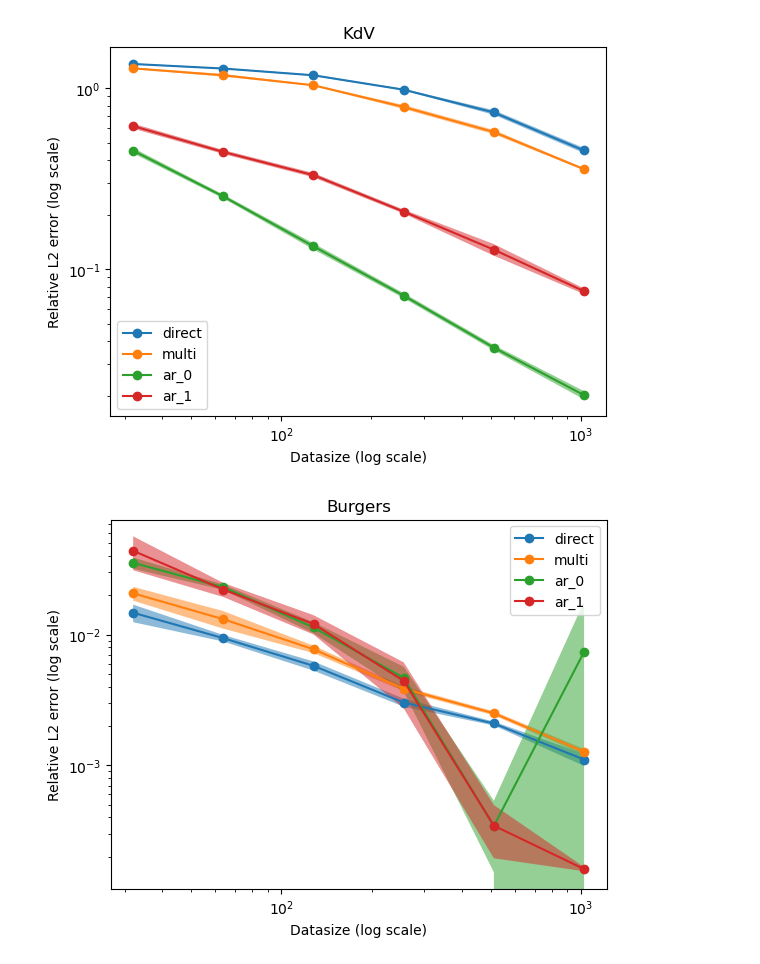
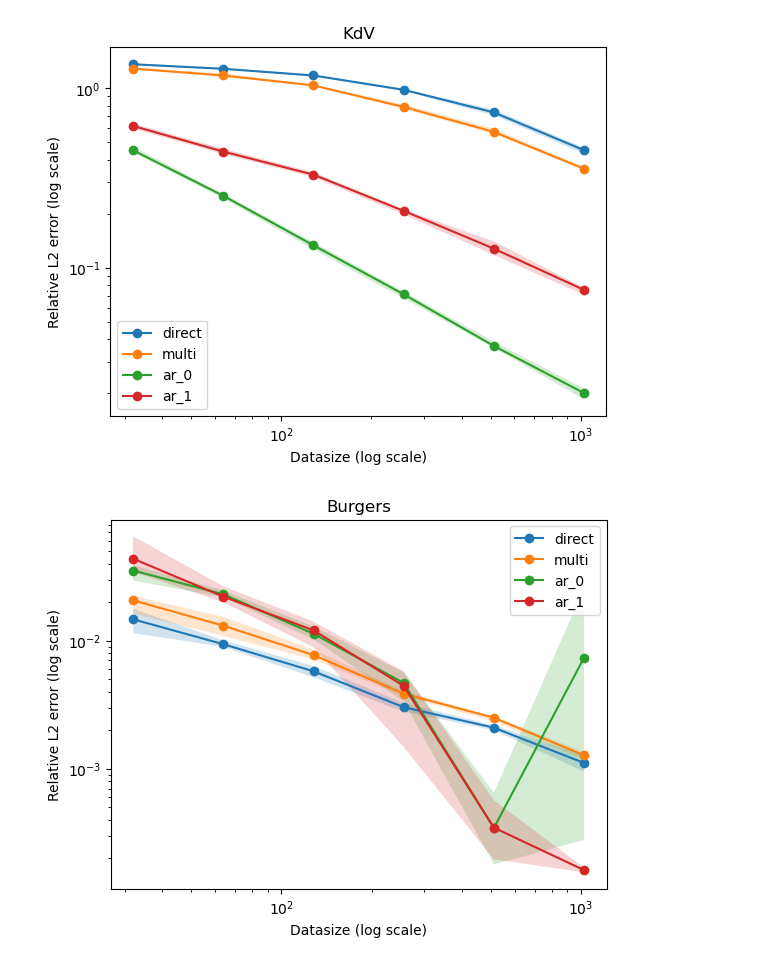
Before and after one commit to yegonkim/stap, a Jupyter notebook: plot_results.ipynb, the cells around one changed output. Drawn from its saved outputs; the diff is of its cells as text; code cells hidden in the pictures.

```diff
--- a/plot_results.ipynb
+++ b/plot_results.ipynb
@@ -14,34 +14,36 @@ def find_files(folder, pattern):
     return [f for f in files if re.match(pattern, f)]
 
 
 
 from matplotlib import pyplot as plt
 
 for equation in ['KdV', 'Burgers', 'KS']:
 
     plt.figure()
 
     for experiment in ['direct', 'multi', 'ar_0', 'ar_1']:
         folder = 'results'
         pattern = f'results_{equation}_{experiment}.*'
         files = find_files(folder, pattern)
         file = files[-1]
 
         results = torch.load(f'{folder}/{file}')
         datasize_list = results[0]['datasize']
         results_list = [results[i]['rel_l2'] for i in range(5)]
         results_list = torch.tensor(results_list)
         mean = results_list.mean(dim=0)
         std = results_list.std(dim=0)
+        max = results_list.max(dim=0).values
+        min = results_list.min(dim=0).values
         plt.plot(datasize_list, mean, 'o-', label=f'{experiment}')
-        plt.fill_between(datasize_list, mean-std, mean+std, alpha=0.5)
+        plt.fill_between(datasize_list, max, min, alpha=0.2)
         plt.xscale('log')
         plt.yscale('log')
         plt.xlabel('Datasize (log scale)')
         plt.ylabel('Relative L2 error (log scale)')
         plt.title(f'{equation}')
         plt.legend()
 # %% [output]
-[figure, old version]
+[figure, new version]
-[figure, old version]
+[figure, new version]
 [figure]
```
Also changed, not shown: 2 other files.
